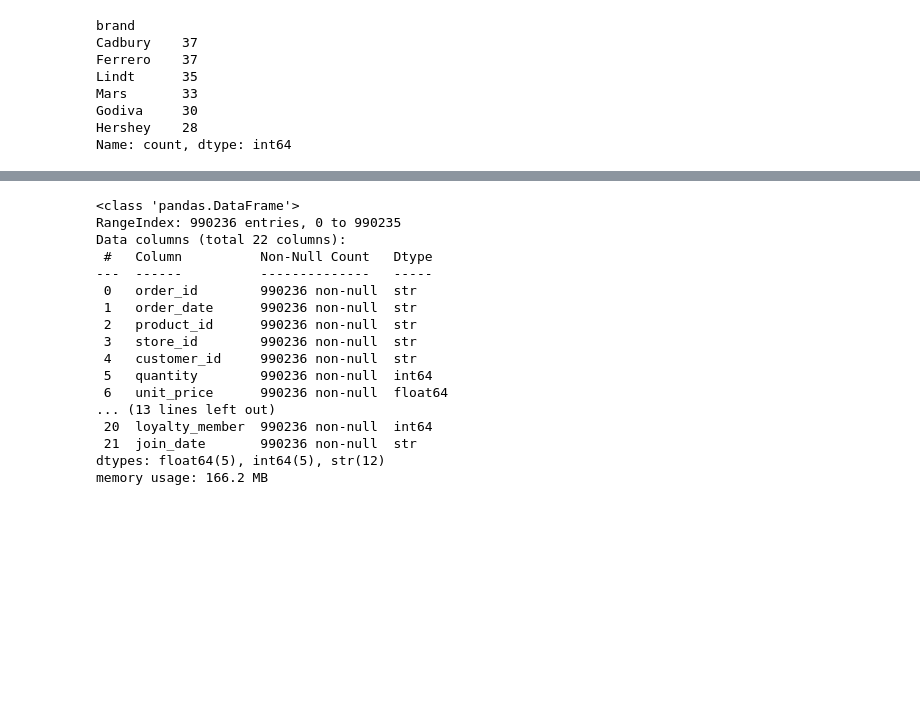
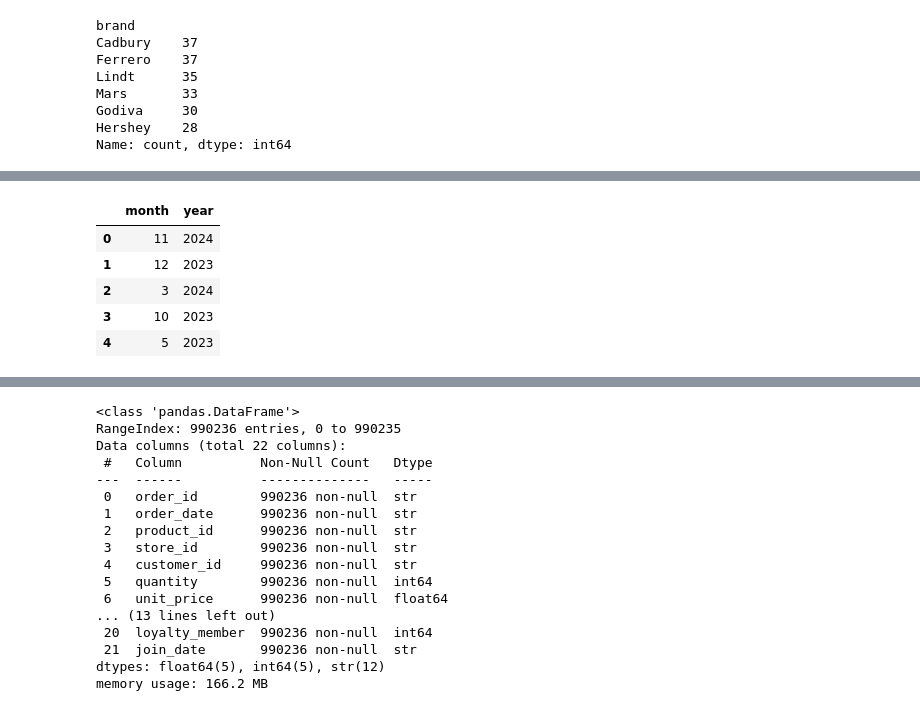
Before and after one commit to GeorgeFrezerMakina/Data-Analysis-Portifolio, a Jupyter notebook: chocolate-sales-analysis/chocolate-sales-analysis.ipynb, the cells around one changed output, grey strips where cells are left out. Saved outputs shown, nothing was run; the diff lists cells and outputs as text; code cells hidden in the pictures; blank space fills up the shorter version.

```diff
--- a/chocolate-sales-analysis/chocolate-sales-analysis.ipynb
+++ b/chocolate-sales-analysis/chocolate-sales-analysis.ipynb
@@ -432,0 +439,11 @@ Name: count, dtype: int64
+# %%
+sales_stores_df["month"] = sales_stores_df["order_date"].dt.month
+sales_stores_df["year"] = sales_stores_df["order_date"].dt.year
+sales_stores_df[["month", "year"]].head()
+# %% [output]
+|  | month | year |
+| 0 | 11 | 2024 |
+| 1 | 12 | 2023 |
+| 2 | 3 | 2024 |
+| 3 | 10 | 2023 |
+| 4 | 5 | 2023 |
```
Also changed, not shown: parts of 7 cells of this notebook.
